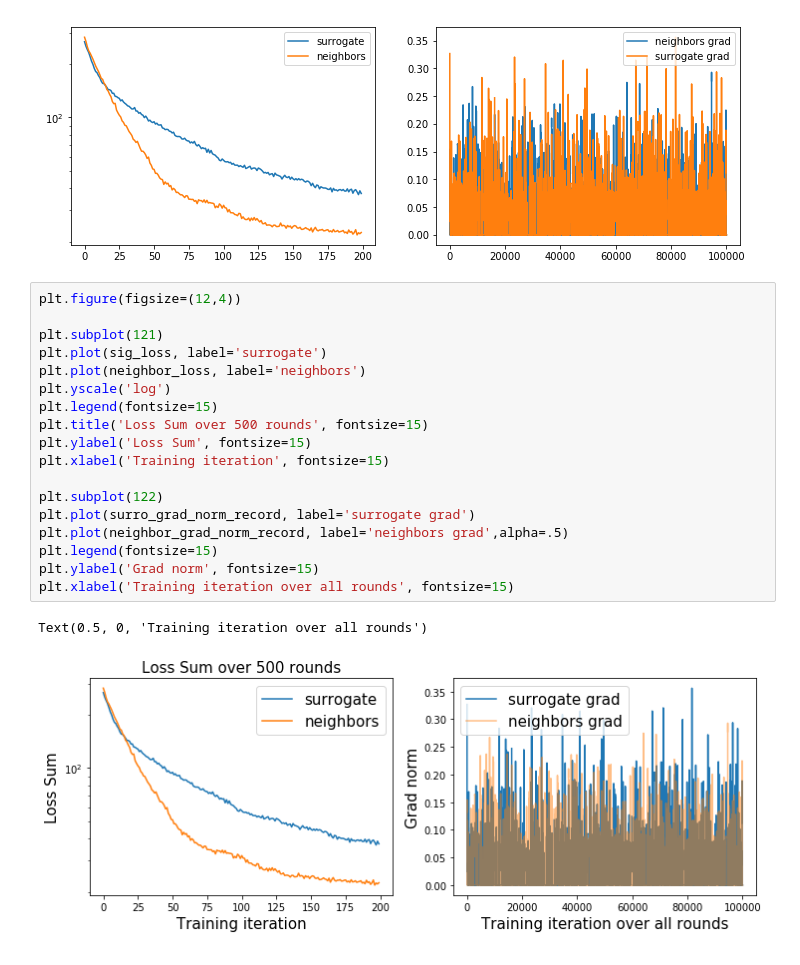
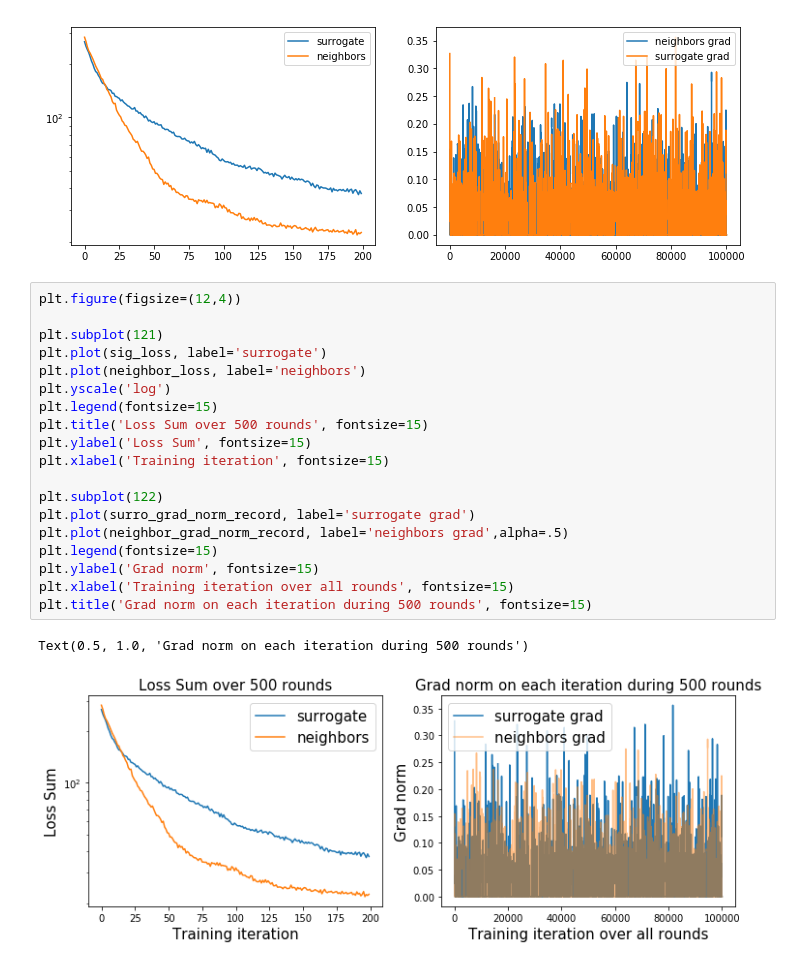
Before and after one commit to superrrpotato/Backpropagated-Neighborhood-Aggregation-for-Accurate-Training-of-Spiking-Neural-Networks, a Jupyter notebook: Compare_experiment.ipynb, the cells around one changed output. Saved outputs shown, nothing was run; the diff lists cells and outputs as text.

```diff
--- a/Compare_experiment.ipynb
+++ b/Compare_experiment.ipynb
@@ -241,21 +241,22 @@ neighbor_grad_norm: 1467.4987999458674
 # %%
 plt.figure(figsize=(12,4))
 
 plt.subplot(121)
 plt.plot(sig_loss, label='surrogate')
 plt.plot(neighbor_loss, label='neighbors')
 plt.yscale('log')
 plt.legend(fontsize=15)
 plt.title('Loss Sum over 500 rounds', fontsize=15)
 plt.ylabel('Loss Sum', fontsize=15)
 plt.xlabel('Training iteration', fontsize=15)
 
 plt.subplot(122)
 plt.plot(surro_grad_norm_record, label='surrogate grad')
 plt.plot(neighbor_grad_norm_record, label='neighbors grad',alpha=.5)
 plt.legend(fontsize=15)
 plt.ylabel('Grad norm', fontsize=15)
 plt.xlabel('Training iteration over all rounds', fontsize=15)
+plt.title('Grad norm on each iteration during 500 rounds', fontsize=15)
 # %% [output]
-Text(0.5, 0, 'Training iteration over all rounds')
+Text(0.5, 1.0, 'Grad norm on each iteration during 500 rounds')
-[figure, old version]
+[figure, new version]
```
Also changed, not shown: 1 other file.
